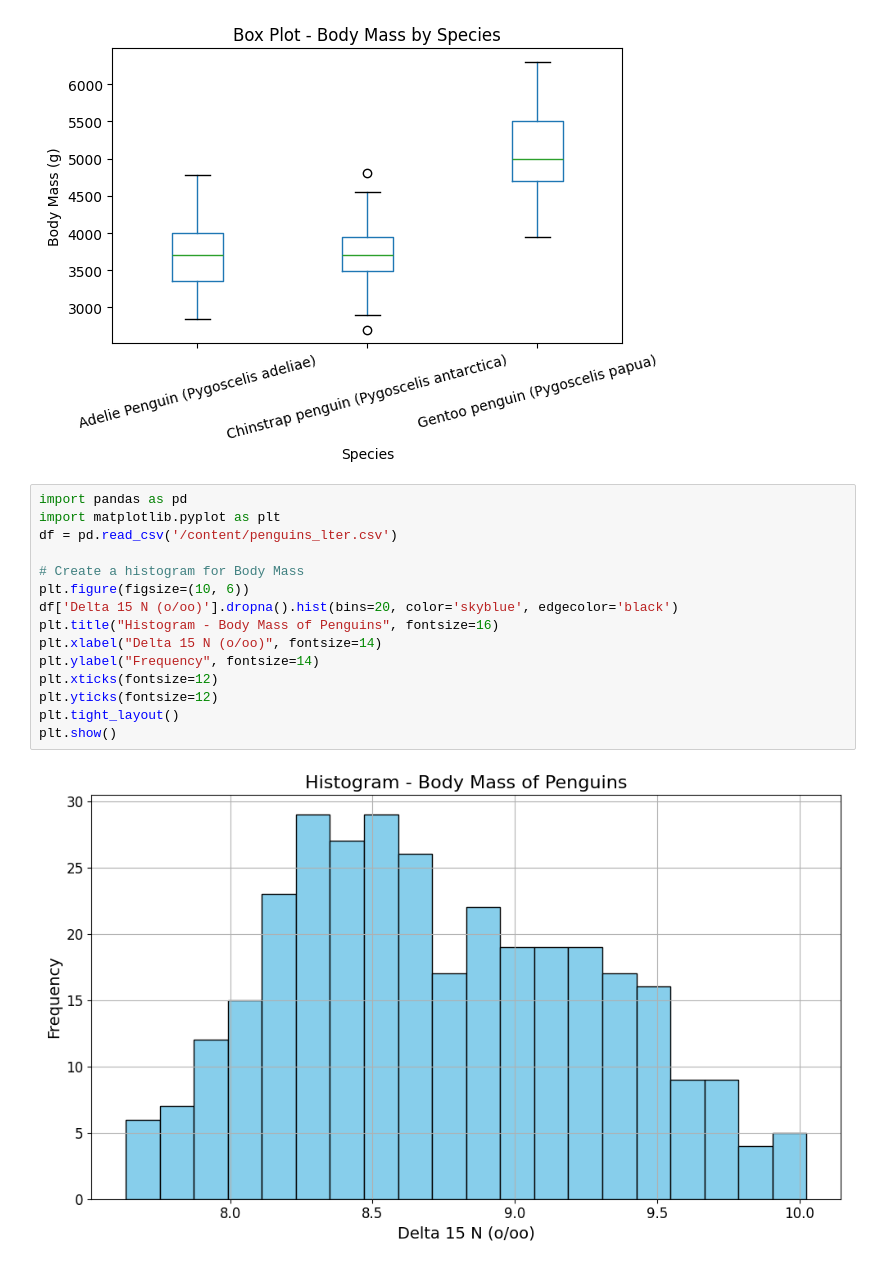
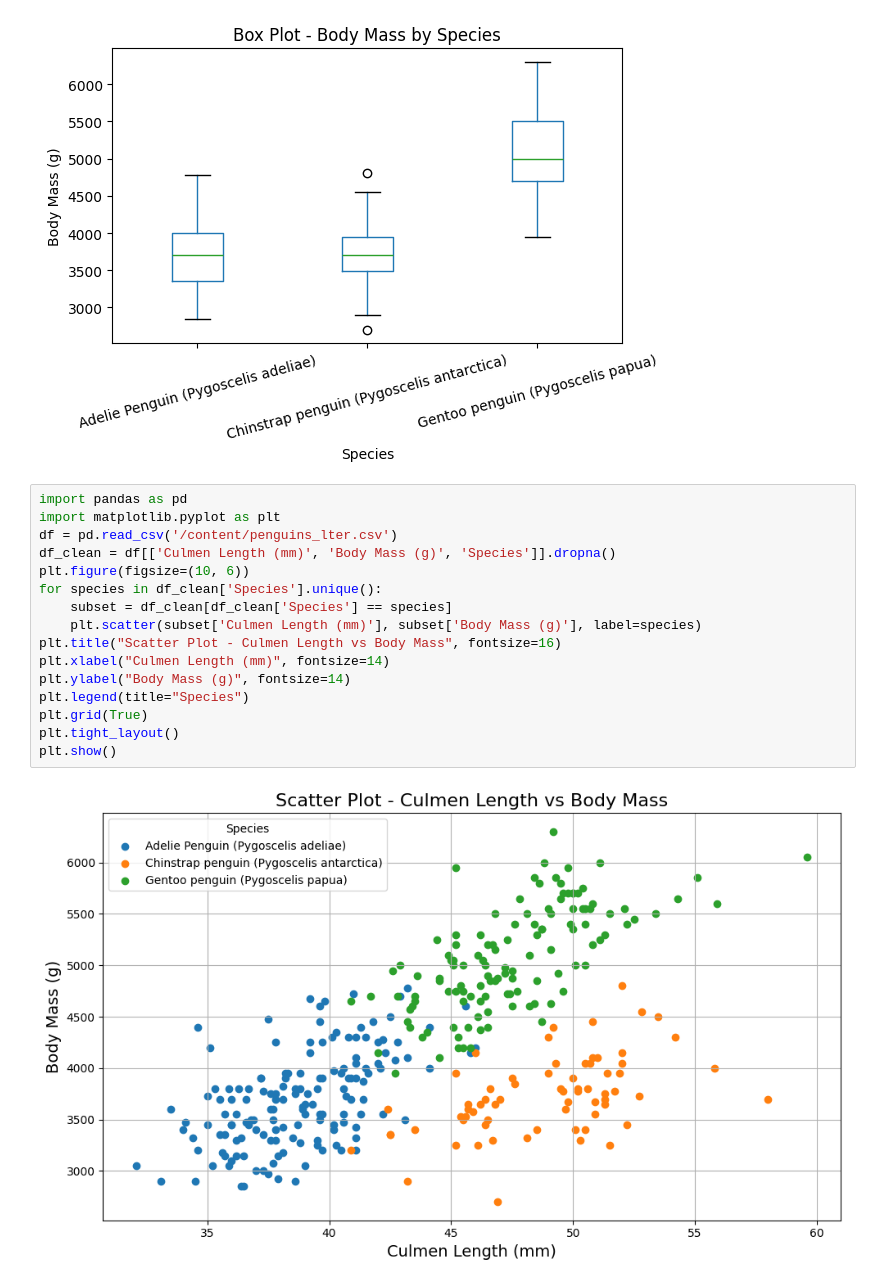
Before and after one commit to Nohan28/aiml, a Jupyter notebook: nohan23CS028.ipynb, the cells around one changed output. Saved outputs shown, nothing was run; the diff lists cells and outputs as text.

```diff
--- a/nohan23CS028.ipynb
+++ b/nohan23CS028.ipynb
@@ -1230,17 +1230,18 @@ plt.show()
 # %%
 import pandas as pd
 import matplotlib.pyplot as plt
 df = pd.read_csv('/content/penguins_lter.csv')
-
-# Create a histogram for Body Mass
+df_clean = df[['Culmen Length (mm)', 'Body Mass (g)', 'Species']].dropna()
 plt.figure(figsize=(10, 6))
-df['Delta 15 N (o/oo)'].dropna().hist(bins=20, color='skyblue', edgecolor='black')
-plt.title("Histogram - Body Mass of Penguins", fontsize=16)
-plt.xlabel("Delta 15 N (o/oo)", fontsize=14)
-plt.ylabel("Frequency", fontsize=14)
-plt.xticks(fontsize=12)
-plt.yticks(fontsize=12)
+for species in df_clean['Species'].unique():
+    subset = df_clean[df_clean['Species'] == species]
+    plt.scatter(subset['Culmen Length (mm)'], subset['Body Mass (g)'], label=species)
+plt.title("Scatter Plot - Culmen Length vs Body Mass", fontsize=16)
+plt.xlabel("Culmen Length (mm)", fontsize=14)
+plt.ylabel("Body Mass (g)", fontsize=14)
+plt.legend(title="Species")
+plt.grid(True)
 plt.tight_layout()
 plt.show()
 # %% [output]
-[figure, old version]
+[figure, new version]
```
